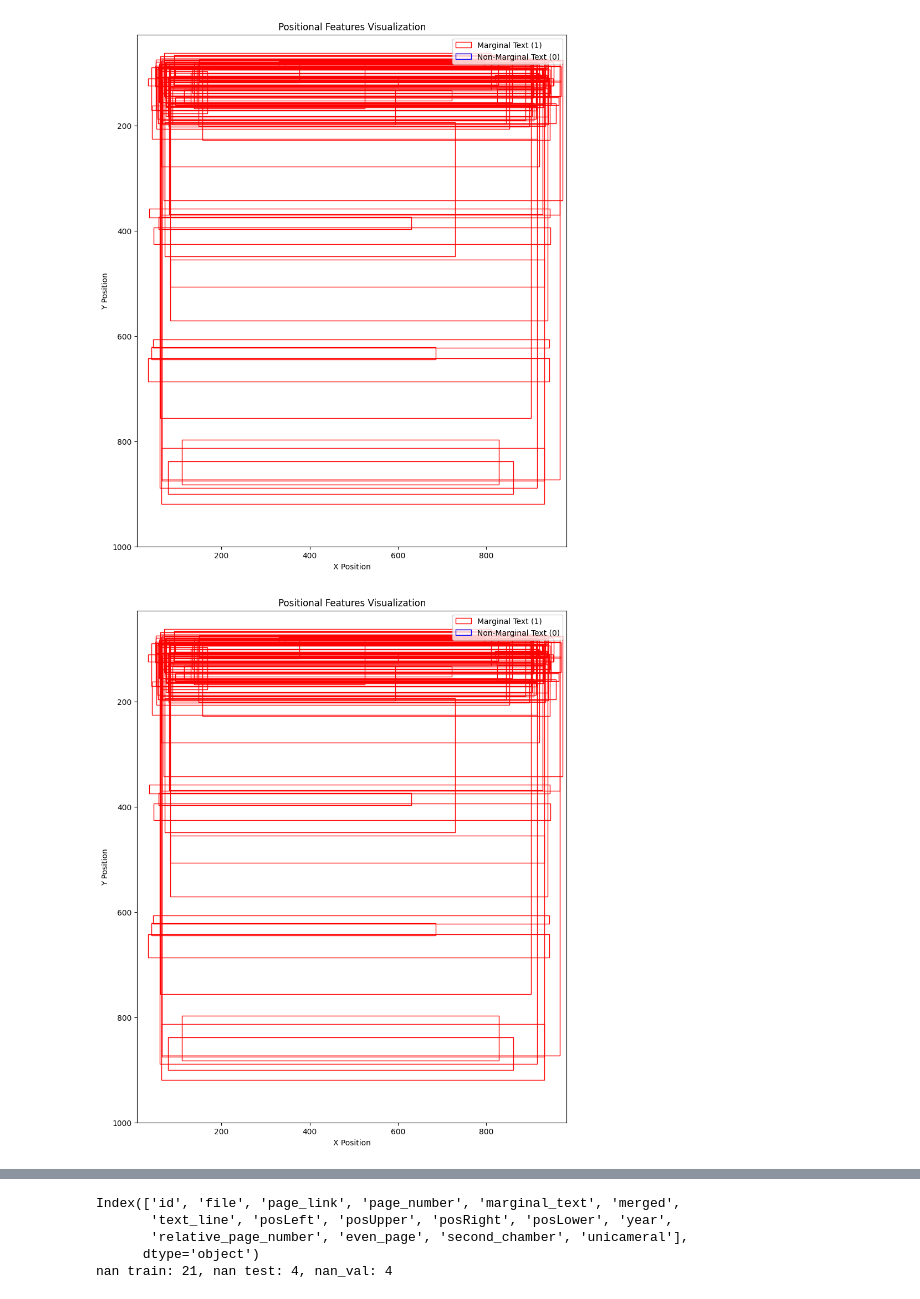
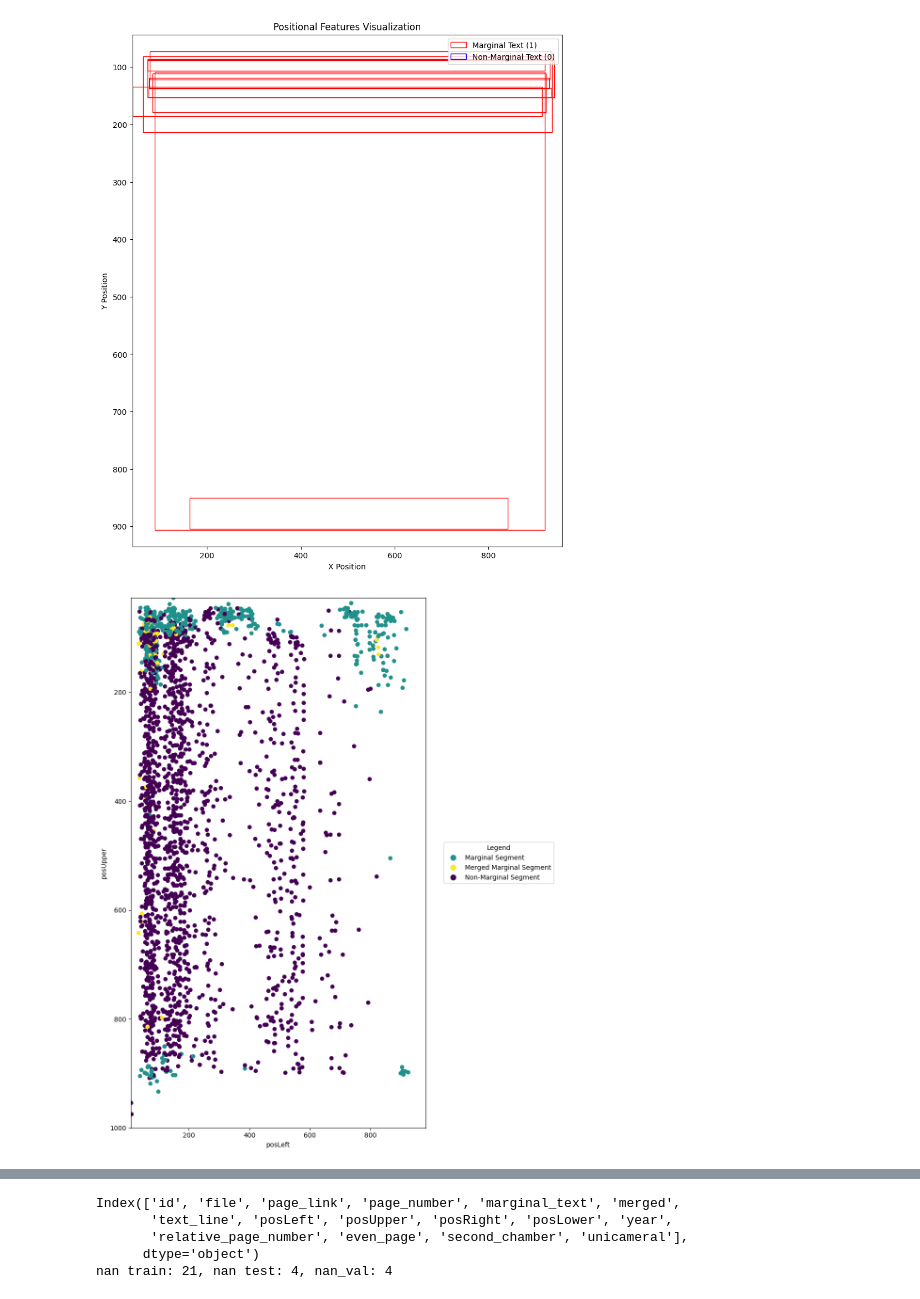
Before and after one commit to Ellaa-s/swerik, a Jupyter notebook: plot_pos_features.ipynb, the cells around one changed output, grey strips where cells are left out. Drawn from its saved outputs; the diff is of its cells as text; code cells hidden in the pictures.

```diff
--- a/plot_pos_features.ipynb
+++ b/plot_pos_features.ipynb
@@ -5,6 +52,8 @@ from matplotlib.patches import Rectangle
 # %%
+## Vizualize position of merged margins
+
 # Load the data
-csv_file = "./data/train_pos_set.csv"
+csv_file = "./data/test_pos_set.csv"
 data = pd.read_csv(csv_file)
 
 # Initialize the plot
@@ -16,36 +65,37 @@ y_min, y_max = data['posUpper'].min(), data['posLower'].max()
 
 # Loop through each row to draw rectangles
 for _, row in data.iterrows():
     color = 'red' if row['marginal_text'] == 1 else 'blue'
-    #if row['marginal_text'] == 1:
     if row['merged'] == 1:
         rect = Rectangle(
             (row['posLeft'], row['posUpper']),  # (x, y) lower-left corner
             row['posRight'] - row['posLeft'],  # width
             row['posLower'] - row['posUpper'],  # height
             edgecolor=color,
             facecolor='none'
             )
         ax.add_patch(rect)
 
 # Set plot limits dynamically
 ax.set_xlim(x_min, x_max)
 ax.set_ylim(y_max, y_min)  # Inverted Y-axis for page layout
 
 # Add labels and title
 ax.set_xlabel('X Position')
 ax.set_ylabel('Y Position')
 ax.set_title('Positional Features Visualization')
 
 # Add a legend
 handles = [Rectangle((0, 0), 1, 1, edgecolor='red', facecolor='none'),
            Rectangle((0, 0), 1, 1, edgecolor='blue', facecolor='none')]
 ax.legend(handles, ['Marginal Text (1)', 'Non-Marginal Text (0)'], loc='upper right')
 
 plt.show()
 # %% [output]
-[figure, old version]
+[figure, new version]
 # %%
+## Vizualization of positional distribution of the different classes for report
+
 # Load the data
 csv_file = "./data/train_pos_set.csv"
 data = pd.read_csv(csv_file)
@@ -59,32 +109,36 @@ y_min, y_max = data['posUpper'].min(), data['posLower'].max()
 
 # Loop through each row to draw rectangles
 for _, row in data.iterrows():
-    color = 'red' if row['marginal_text'] == 1 else 'blue'
+    color = '#440154' if (row['merged'] == 0 and row['marginal_text'] == 0) else '#21918c' if (row['marginal_text'] == 1 and row['merged'] == 0) else '#fde725'
+
+    #color = '#fde725' if row['merged'] == 1 else '#21918c' if row['marginal_text'] == 1 else '#3b528b'
     #if row['marginal_text'] == 1:
-    if row['merged'] == 1:
-        rect = Rectangle(
-            (row['posLeft'], row['posUpper']),  # (x, y) lower-left corner
-            row['posRight'] - row['posLeft'],  # width
-            row['posLower'] - row['posUpper'],  # height
-            edgecolor=color,
-            facecolor='none'
-            )
-        ax.add_patch(rect)
+    #if row['merged'] == 1:
+    ax.scatter(row['posLeft'], row['posUpper'], color=color, label=None, s=30)
 
 # Set plot limits dynamically
 ax.set_xlim(x_min, x_max)
 ax.set_ylim(y_max, y_min)  # Inverted Y-axis for page layout
 
 # Add labels and title
-ax.set_xlabel('X Position')
-ax.set_ylabel('Y Position')
-ax.set_title('Positional Features Visualization')
+ax.set_xlabel('posLeft')
+ax.set_ylabel('posUpper')
+#ax.set_title('Positional Features Visualization')
 
 # Add a legend
-handles = [Rectangle((0, 0), 1, 1, edgecolor='red', facecolor='none'),
-           Rectangle((0, 0), 1, 1, edgecolor='blue', facecolor='none')]
-ax.legend(handles, ['Marginal Text (1)', 'Non-Marginal Text (0)'], loc='upper right')
+handles = [
+    plt.Line2D([0], [0], marker='o', color='w', markerfacecolor='#21918c', markersize=10, label='Marginal Segment'),
+    plt.Line2D([0], [0], marker='o', color='w', markerfacecolor='#fde725', markersize=10, label='Merged Marginal Segment'),
+    plt.Line2D([0], [0], marker='o', color='w', markerfacecolor='#440154', markersize=10, label='Non-Marginal Segment')
+]
+ax.legend(
+    handles=handles,
+    loc='center left',
+    bbox_to_anchor=(1.05, 0.5),
+    title="Legend"
+)
 
+plt.tight_layout()
 plt.show()
 # %% [output]
-[figure, old version]
+[figure, new version]
```
Also changed, not shown: parts of 4 cells of this notebook, 4 other files.
